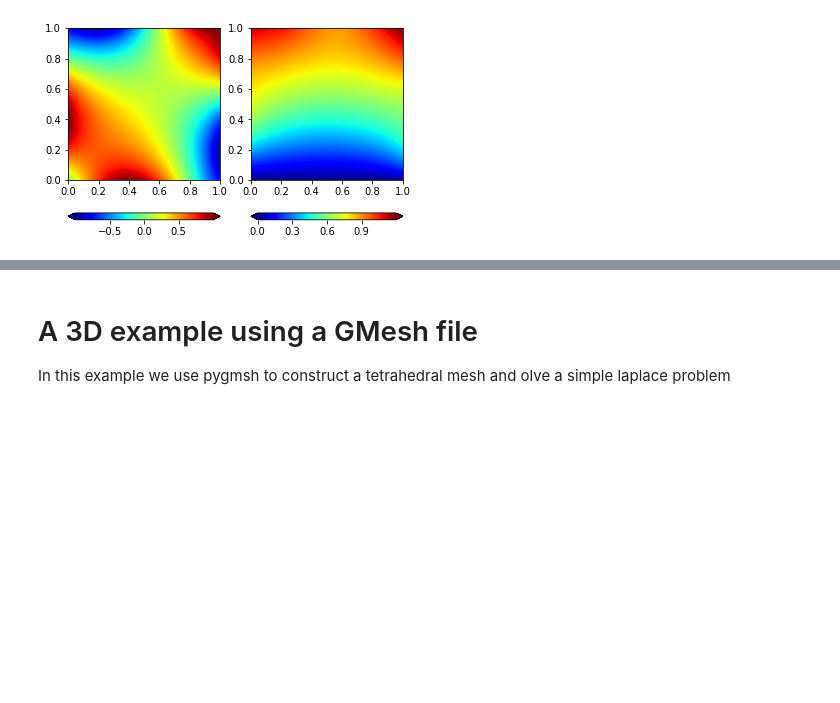
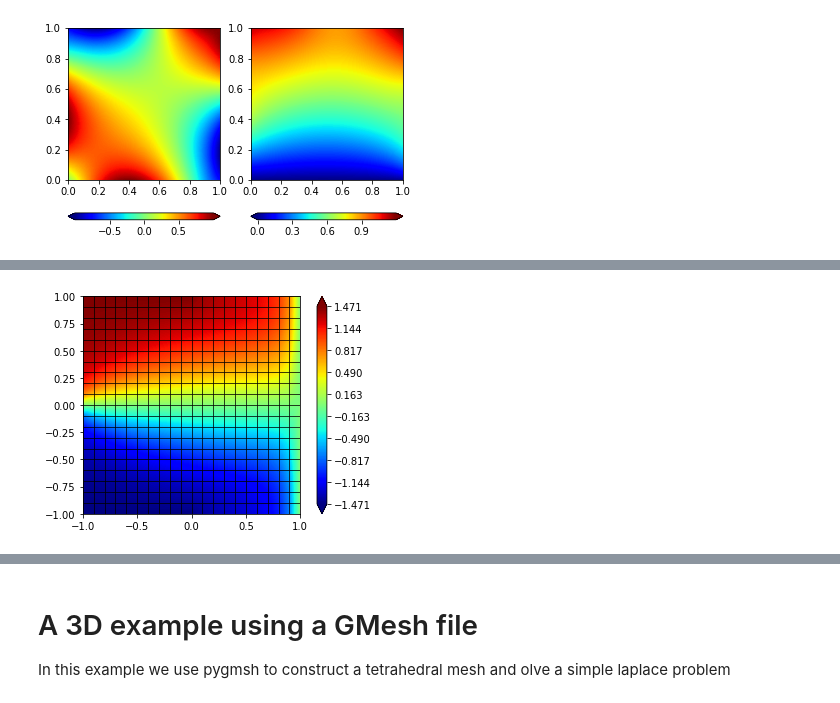
Before and after one commit to adedner/dune-fempy, a Jupyter notebook: doc/dune-fempy_nb.ipynb, the cells around one changed output, grey strips where cells are left out. Saved outputs shown, nothing was run; the diff lists cells and outputs as text; code cells hidden in the pictures; blank space fills up the shorter version.

```diff
--- a/doc/dune-fempy_nb.ipynb
+++ b/doc/dune-fempy_nb.ipynb
@@ -559,0 +570,44 @@ plotComponents(vec, gridLines=None, level=2,
+# %%
+gridView      = leafGridView([-1, -1], [1, 1], [20, 20])
+order = 2
+from dune.fem.space import dglegendre as dgSpace
+space = dgSpace(gridView, order=order)
+
+from ufl import avg, jump, dS, ds,\
+         CellVolume, FacetArea, FacetNormal,\
+         as_vector, atan
+u    = TrialFunction(space)
+v    = TestFunction(space)
+n    = FacetNormal(space)
+he   = avg( CellVolume(space) ) / FacetArea(space)
+hbnd = CellVolume(space) / FacetArea(space)
+x    = SpatialCoordinate(space)
+
+# diffusion factor
+eps = Constant(0.1,"eps")
+# transport direction and upwind flux
+b    = as_vector([1,0])
+hatb = (dot(b, n) + abs(dot(b, n)))/2.0
+# boundary values (for left/right boundary)
+dD   = conditional(x[0]*(1-x[0])<1e-10,1,0)
+g    = conditional(x[0]<0.5,atan(10*x[1]),0)
+# penalty parameter
+beta = 10*order*order
+
+aInternal     = dot(eps*grad(u) - b*u, grad(v)) * dx
+diffSkeleton  = eps*beta/he*jump(u)*jump(v)*dS -\
+                eps*dot(avg(grad(u)),n('+'))*jump(v)*dS -\
+                eps*jump(u)*dot(avg(grad(v)),n('+'))*dS
+diffSkeleton += eps*beta/hbnd*(u-g)*v*dD*ds -\
+                eps*dot(grad(u),n)*v*dD*ds
+advSkeleton   = jump(hatb*u)*jump(v)*dS
+advSkeleton  += ( hatb*u + (dot(b,n)-hatb)*g )*v*dD*ds
+form          = aInternal + diffSkeleton + advSkeleton
+
+scheme = solutionScheme(form==0, solver="gmres",
+            parameters={"newton.linear.preconditioning.method":"jacobi"})
+uh = space.interpolate(0, name="solution")
+scheme.solve(target=uh)
+uh.plot()
+# %% [output]
+[figure, added]
```
Also changed, not shown: parts of 3 cells of this notebook, 8 other files.
